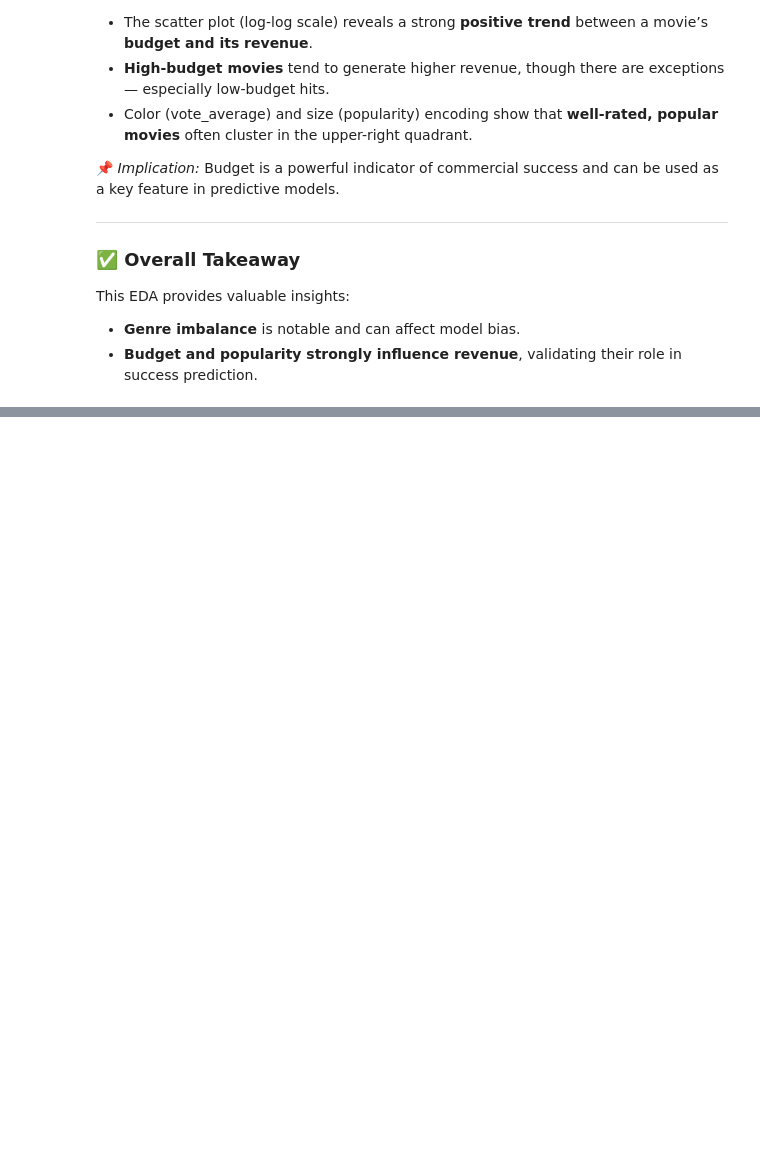
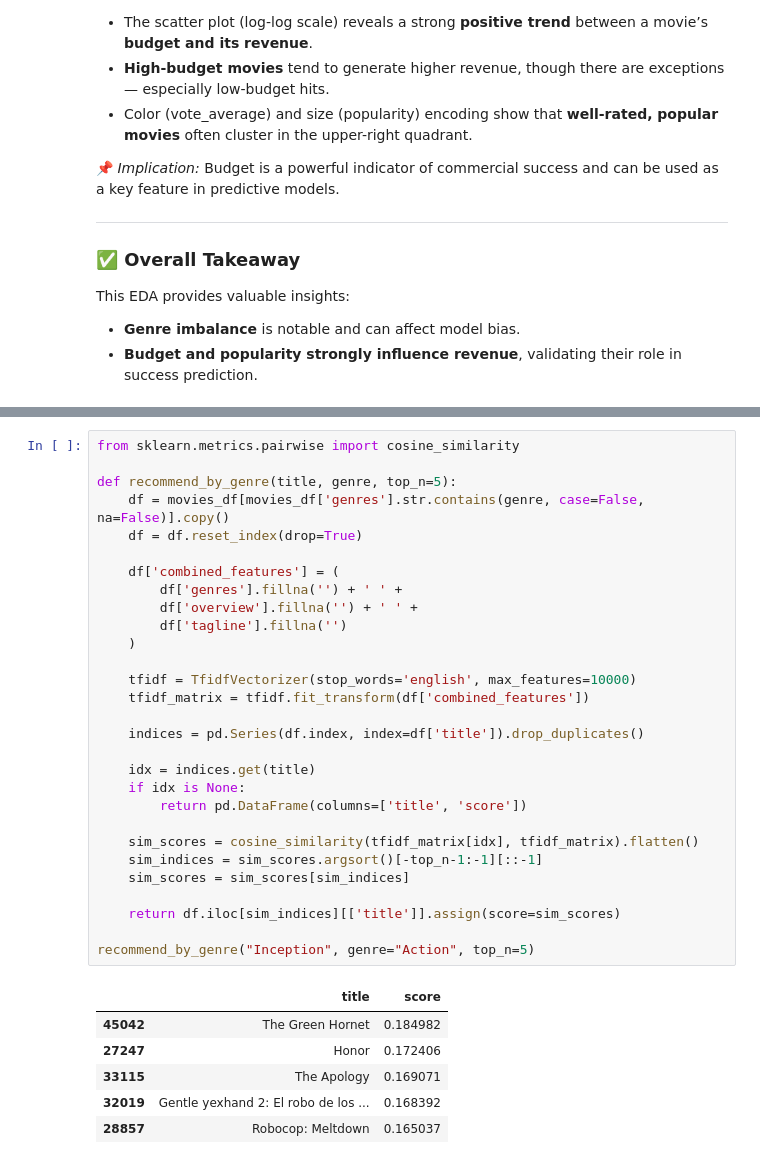
Before and after one commit to vedantwalia/analysing-box-office-data, a Jupyter notebook: data_insights.ipynb, the cells around one changed output, grey strips where cells are left out. Cells and saved outputs as stored; diff of their text form; blank space fills up the shorter version.

```diff
--- a/data_insights.ipynb
+++ b/data_insights.ipynb
@@ -156,0 +191,36 @@ This EDA provides valuable insights:
+# %%
+from sklearn.metrics.pairwise import cosine_similarity
+
+def recommend_by_genre(title, genre, top_n=5):
+    df = movies_df[movies_df['genres'].str.contains(genre, case=False, na=False)].copy()
+    df = df.reset_index(drop=True)
+
+    df['combined_features'] = (
+        df['genres'].fillna('') + ' ' +
+        df['overview'].fillna('') + ' ' +
+        df['tagline'].fillna('')
+    )
+
+    tfidf = TfidfVectorizer(stop_words='english', max_features=10000)
+    tfidf_matrix = tfidf.fit_transform(df['combined_features'])
+
+    indices = pd.Series(df.index, index=df['title']).drop_duplicates()
+
+    idx = indices.get(title)
+    if idx is None:
+        return pd.DataFrame(columns=['title', 'score'])
+
+    sim_scores = cosine_similarity(tfidf_matrix[idx], tfidf_matrix).flatten()
+    sim_indices = sim_scores.argsort()[-top_n-1:-1][::-1]
+    sim_scores = sim_scores[sim_indices]
+
+    return df.iloc[sim_indices][['title']].assign(score=sim_scores)
+
+recommend_by_genre("Inception", genre="Action", top_n=5)
+# %% [output]
+|  | title | score |
+| 45042 | The Green Hornet | 0.184982 |
+| 27247 | Honor | 0.172406 |
+| 33115 | The Apology | 0.169071 |
+| 32019 | Gentle yexhand 2: El robo de los ... | 0.168392 |
+| 28857 | Robocop: Meltdown | 0.165037 |
```
Also changed, not shown: parts of 7 cells of this notebook.
